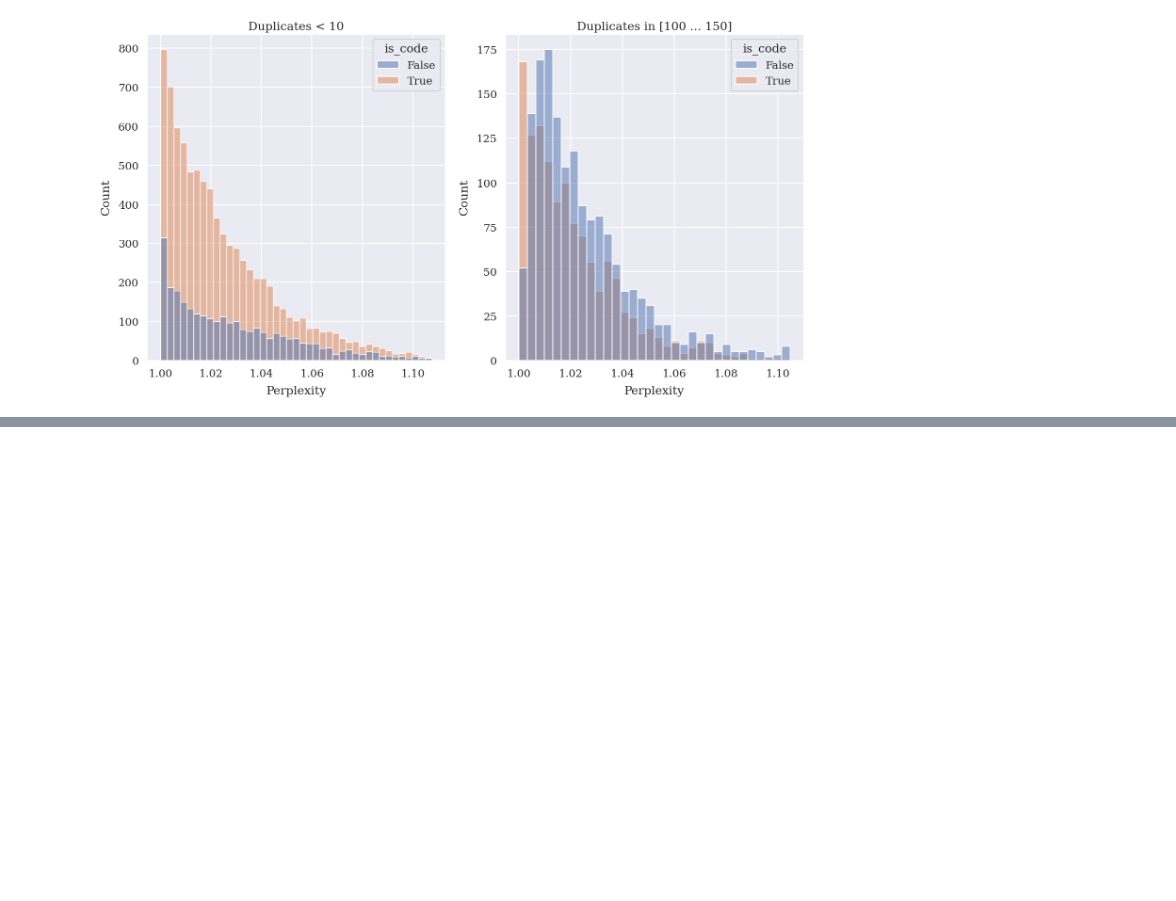
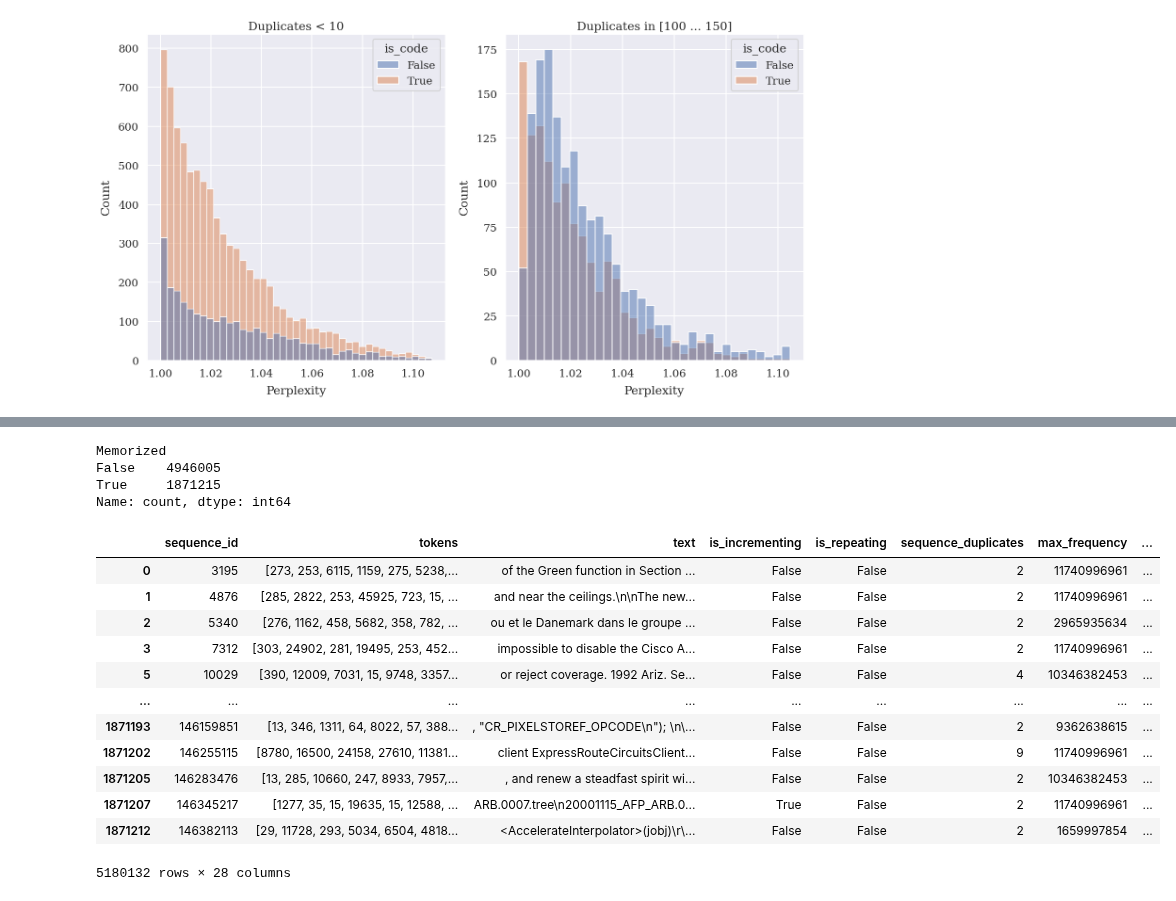
Before and after one commit to EleutherAI/semantic-memorization, a Jupyter notebook: working_dirs/kyle/results_analysis/ppl_dup_figure.ipynb, the cells around one changed output, grey strips where cells are left out. Cells and saved outputs as stored; diff of their text form; code cells hidden in the pictures; blank space fills up the shorter version.

```diff
--- a/working_dirs/kyle/results_analysis/ppl_dup_figure.ipynb
+++ b/working_dirs/kyle/results_analysis/ppl_dup_figure.ipynb
@@ -163,0 +187,28 @@ for i, plotting_frame in enumerate(plotting_frames):
+# %%
+all_memories_and_sample["Memorized"].value_counts()
+# %% [output]
+Memorized
+False    4946005
+True     1871215
+Name: count, dtype: int64
+# %%
+all_memories_plotting_frames = [
+    all_memories_and_sample[all_memories_and_sample["sequence_duplicates"] < 10],
+    all_memories_and_sample[(all_memories_and_sample["sequence_duplicates"] >= 100) & (all_memories_and_sample["sequence_duplicates"] <= 150)]
+]
+
+all_memories_plotting_frames[0]
+# %% [output]
+|  | sequence_id | tokens | text | is_incrementing | is_repeating | sequence_duplicates | max_frequency | ... |
+| 0 | 3195 | [273, 253, 6115, 1159, 275, 5238,... | of the Green function in Section ... | False | False | 2 | 11740996961 | ... |
+| 1 | 4876 | [285, 2822, 253, 45925, 723, 15, ... | and near the ceilings.\n\nThe new... | False | False | 2 | 11740996961 | ... |
+| 2 | 5340 | [276, 1162, 458, 5682, 358, 782, ... | ou et le Danemark dans le groupe ... | False | False | 2 | 2965935634 | ... |
+| 3 | 7312 | [303, 24902, 281, 19495, 253, 452... | impossible to disable the Cisco A... | False | False | 2 | 11740996961 | ... |
+| 5 | 10029 | [390, 12009, 7031, 15, 9748, 3357... | or reject coverage. 1992 Ariz. Se... | False | False | 4 | 10346382453 | ... |
+| ... | ... | ... | ... | ... | ... | ... | ... | ... |
+| 1871193 | 146159851 | [13, 346, 1311, 64, 8022, 57, 388... | , "CR_PIXELSTOREF_OPCODE\n"); \n\... | False | False | 2 | 9362638615 | ... |
+| 1871202 | 146255115 | [8780, 16500, 24158, 27610, 11381... | client ExpressRouteCircuitsClient... | False | False | 9 | 11740996961 | ... |
+| 1871205 | 146283476 | [13, 285, 10660, 247, 8933, 7957,... | , and renew a steadfast spirit wi... | False | False | 2 | 10346382453 | ... |
+| 1871207 | 146345217 | [1277, 35, 15, 19635, 15, 12588, ... | ARB.0007.tree\n20001115_AFP_ARB.0... | True | False | 2 | 11740996961 | ... |
+| 1871212 | 146382113 | [29, 11728, 293, 5034, 6504, 4818... | <AccelerateInterpolator>(jobj)\r\... | False | False | 2 | 1659997854 | ... |
+5180132 rows × 28 columns
```
Also changed, not shown: parts of 7 cells of this notebook, 1 other file.
